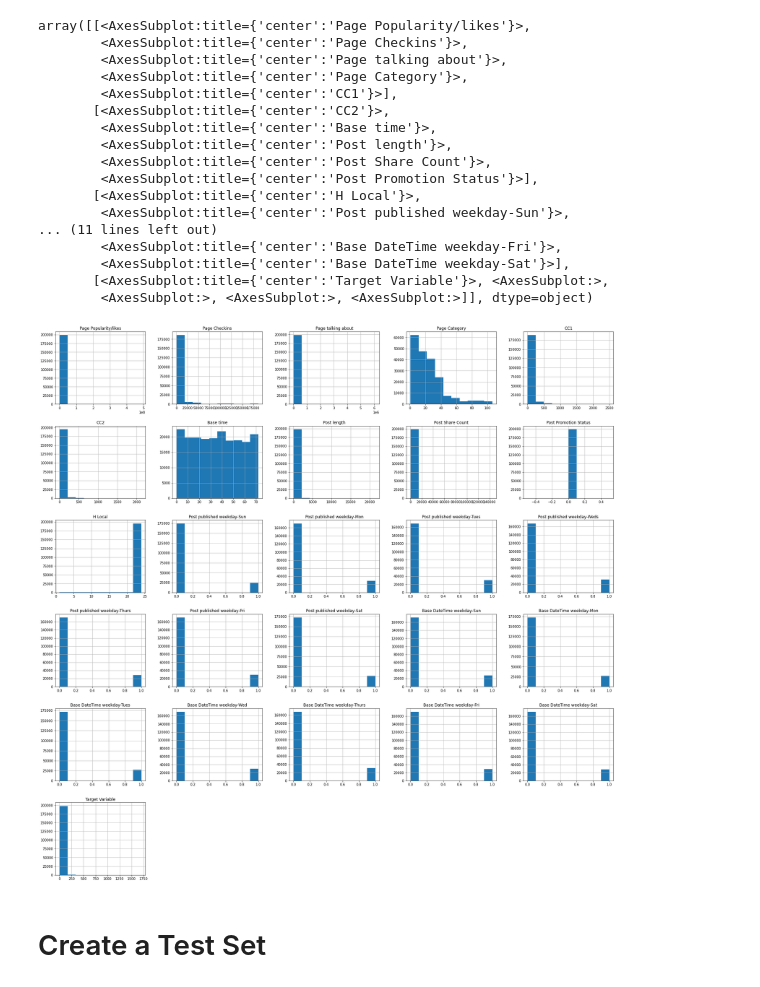
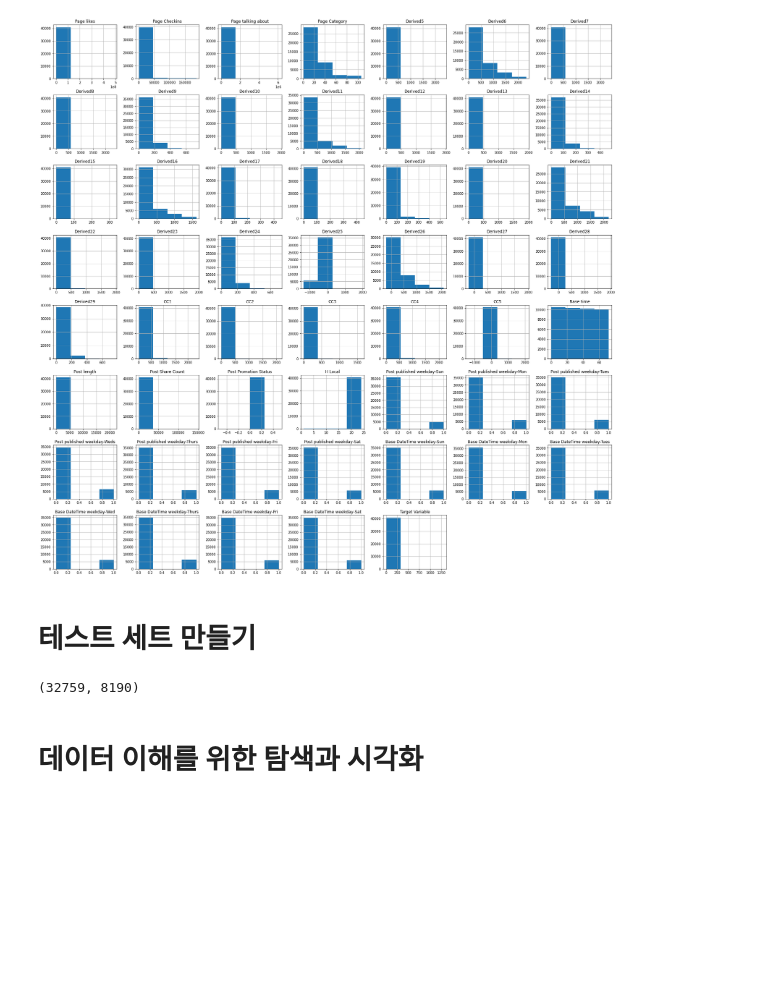
Before and after one commit to khyj0302/first-assignment, a Jupyter notebook: number_of_comments.ipynb, the cells around one changed output. Drawn from its saved outputs; the diff is of its cells as text; code cells hidden in the pictures; blank space fills up the shorter version.

```diff
--- a/number_of_comments.ipynb
+++ b/number_of_comments.ipynb
@@ -5,7 +5,7 @@ import os
 import numpy as np
 import pandas as pd
 # %%
-comments = pd.read_csv('./data/Features_Variant_5.csv', header=None)
+comments = pd.read_csv('./data/Features_Variant_1.csv', header=None)
 comments.head()
 # %% [output]
 |  | 0 | 1 | 2 | 3 | 4 | 5 | 6 | 7 | 8 | 9 | ... | ... |
@@ -17,4 +17 @@ comments.head()
 5 rows × 54 columns
-# %%
-comments = comments.drop(columns=list(range(4, 29)) + [31, 32, 33])
-comments.head()
@@ -29,11 +18,39 @@ comments.head()
 # %%
 comments.columns = [
-    'Page Popularity/likes',
+    'Page likes',
     'Page Checkins',
     'Page talking about',
     'Page Category',
-    'CC1',
-    'CC2',
+    "Derived5",
+    "Derived6",
+    "Derived7",
+    "Derived8",
+    "Derived9",
+    "Derived10",
+    "Derived11",
+    "Derived12",
+    "Derived13",
+    "Derived14",
+    "Derived15",
+    "Derived16",
+    "Derived17",
+    "Derived18",
+    "Derived19",
+    "Derived20",
+    "Derived21",
+    "Derived22",
+    "Derived23",
+    "Derived24",
+    "Derived25",
+    "Derived26",
+    "Derived27",
+    "Derived28",
+    "Derived29",
+    "CC1",
+    "CC2",
+    "CC3",
+    'CC4',
+    'CC5',
     'Base time',
     'Post length',
     'Post Share Count',
@@ -118,23 +135,6 @@ comments.describe()
 # %%
-comments.hist(figsize=(30, 30))
+ax = comments.hist(bins=4, figsize=(30, 30))
 # %% [output]
-array([[<AxesSubplot:title={'center':'Page Popularity/likes'}>,
-        <AxesSubplot:title={'center':'Page Checkins'}>,
-        <AxesSubplot:title={'center':'Page talking about'}>,
-        <AxesSubplot:title={'center':'Page Category'}>,
-        <AxesSubplot:title={'center':'CC1'}>],
-       [<AxesSubplot:title={'center':'CC2'}>,
-        <AxesSubplot:title={'center':'Base time'}>,
-        <AxesSubplot:title={'center':'Post length'}>,
-        <AxesSubplot:title={'center':'Post Share Count'}>,
-        <AxesSubplot:title={'center':'Post Promotion Status'}>],
-       [<AxesSubplot:title={'center':'H Local'}>,
-        <AxesSubplot:title={'center':'Post published weekday-Sun'}>,
-... (11 lines left out)
-        <AxesSubplot:title={'center':'Base DateTime weekday-Fri'}>,
-        <AxesSubplot:title={'center':'Base DateTime weekday-Sat'}>],
-       [<AxesSubplot:title={'center':'Target Variable'}>, <AxesSubplot:>,
-        <AxesSubplot:>, <AxesSubplot:>, <AxesSubplot:>]], dtype=object)
-[figure, old version]
+[figure, new version]
-# %% [markdown]
-# Create a Test Set
+# %% [markdown]
+# 테스트 세트 만들기
@@ -140,0 +145,6 @@ array([[<AxesSubplot:title={'center':'Page Popularity/likes'}>,
+# %%
+len(train_set), len(test_set)
+# %% [output]
+(32759, 8190)
+# %% [markdown]
+# 데이터 이해를 위한 탐색과 시각화
```
Also changed, not shown: parts of 15 cells of this notebook, 1 other file.
